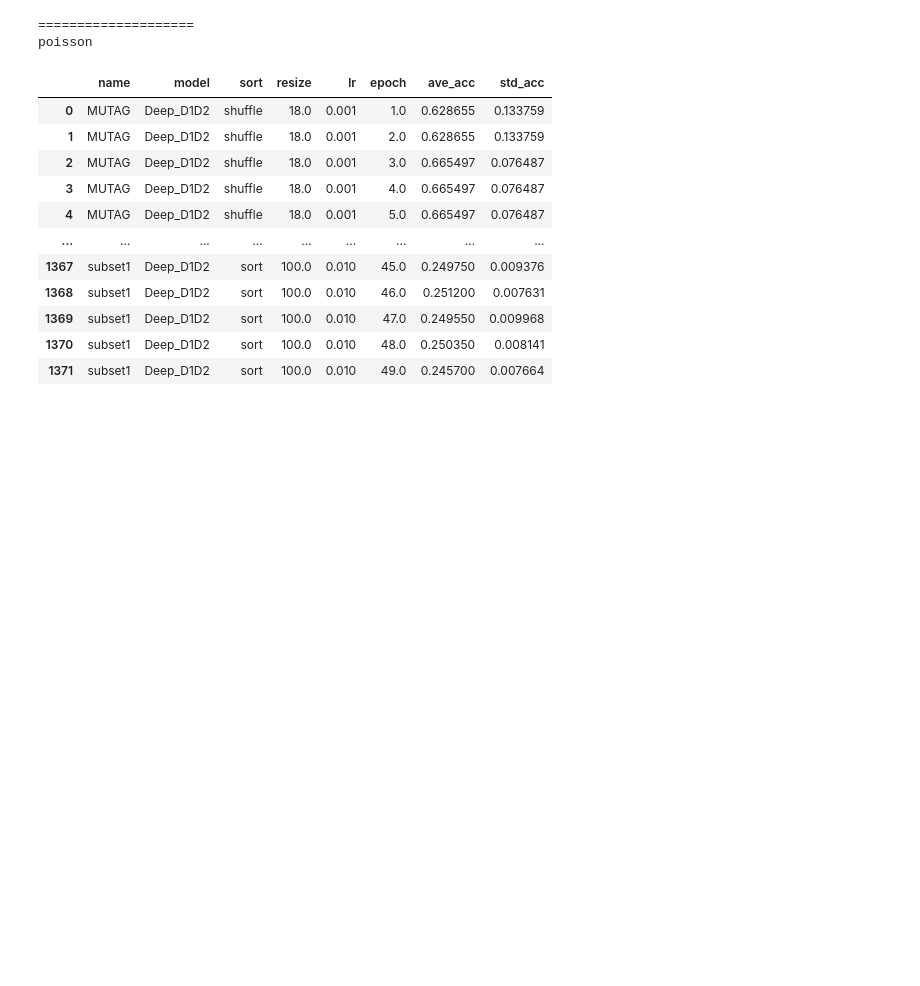
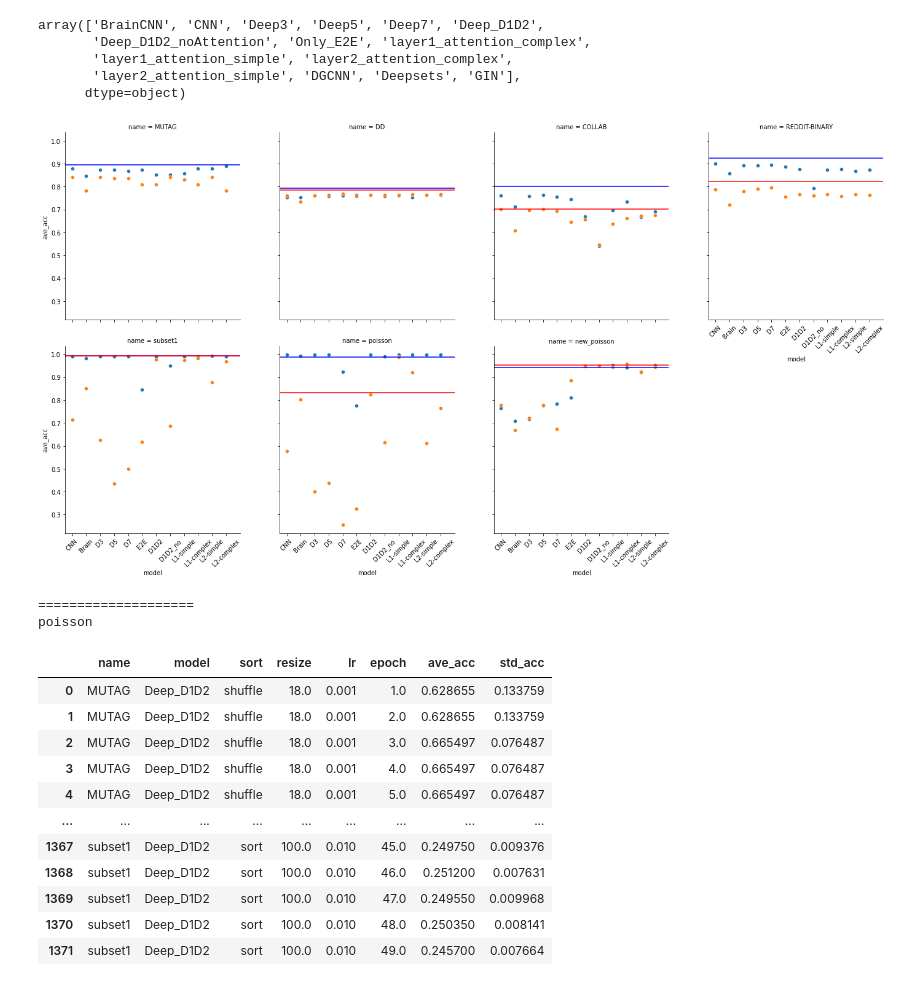
Before and after one commit to HayatoTanoue/CNN_GNN_exeriments, a Jupyter notebook: notebooks/log_eda.ipynb, the cells around one changed output. Cells and saved outputs as stored; diff of their text form; code cells hidden in the pictures; blank space fills up the shorter version.

```diff
--- a/notebooks/log_eda.ipynb
+++ b/notebooks/log_eda.ipynb
@@ -15,5 +7,0 @@ p = parent_paths[0]
-# %%
-df = pd.DataFrame()
-for path in glob(p + "/train_log/*.csv"):
-    df = df.append(pd.read_csv(path))
-df.reset_index(inplace=True)
@@ -94,3 +156,46 @@ GIN shuffle 94.2 ± 0.64
+# %%
+all_df.model.unique()
+# %% [output]
+array(['BrainCNN', 'CNN', 'Deep3', 'Deep5', 'Deep7', 'Deep_D1D2',
+       'Deep_D1D2_noAttention', 'Only_E2E', 'layer1_attention_complex',
+       'layer1_attention_simple', 'layer2_attention_complex',
+       'layer2_attention_simple', 'DGCNN', 'Deepsets', 'GIN'],
+      dtype=object)
+# %%
+gnn_names = ["DGCNN", "Deepsets", "GIN"]
+all_df = all_df.query("model not in @gnn_names")
+# %%
+sort_order = ['CNN', 'BrainCNN', 'Deep3', 'Deep5', 'Deep7', 'Only_E2E', 'Deep_D1D2', 'Deep_D1D2_noAttention',
+             'layer1_attention_simple', 'layer1_attention_complex',
+            'layer2_attention_simple', 'layer2_attention_complex']
+
+all_df["categorical_model"] = pd.Categorical(all_df["model"], categories = sort_order)
+
+sort_order = ["MUTAG", "DD", "COLLAB", "REDDIT-BINARY", "subset1", "poisson", "new_poisson"]
+all_df["categorical_name"] = pd.Categorical(all_df["name"], categories = sort_order)
+
+all_df = all_df.sort_values(by=["categorical_model", "categorical_name"])
+# %%
+def add_line(ax, name):
+    gnn = {"MUTAG": 0.894, "DD": 0.794, "COLLAB": 0.802, "REDDIT-BINARY": 0.924, "subset1": 0.993, "poisson": 0.987, "new_poisson": 0.942}
+    baseline = {"DD": 0.784, "COLLAB": 0.702, "REDDIT-BINARY": 0.822, "subset1": 0.994, "poisson": 0.832, "new_poisson": 0.952}
+
+    ax.axhline(y=gnn[name], xmin=-1, xmax=10, label="top-gnn",color="b")
+    if name != "MUTAG":
+        ax.axhline(y=baseline[name], xmin=-1, xmax=10, label="baseline",color="r")
+    ax.set_xlim(-.5, 12)
+    ax.set_xticklabels(labels=["CNN", "Brain", "D3", "D5", "D7", "E2E", "D1D2", "D1D2_no",
+                               "L1-simple", "L1-complex", "L2-simple", "L2-complex"],rotation=45)
+# %%
+
+g = sns.FacetGrid(all_df, col="name", hue="sort", height=5, col_wrap=4)
+g.map(sns.scatterplot, "model", "ave_acc")
+
+axes = g.fig.axes
+for i, name in enumerate(["MUTAG", "DD", "COLLAB", "REDDIT-BINARY", "subset1", "poisson", "new_poisson"]):
+    add_line(axes[i], name)
+# %% [output]
+[figure, added]
 # %%
 #########################################################
 model = "Deep_D1D2"
```
Also changed, not shown: parts of 19 cells of this notebook, 17 other files.
